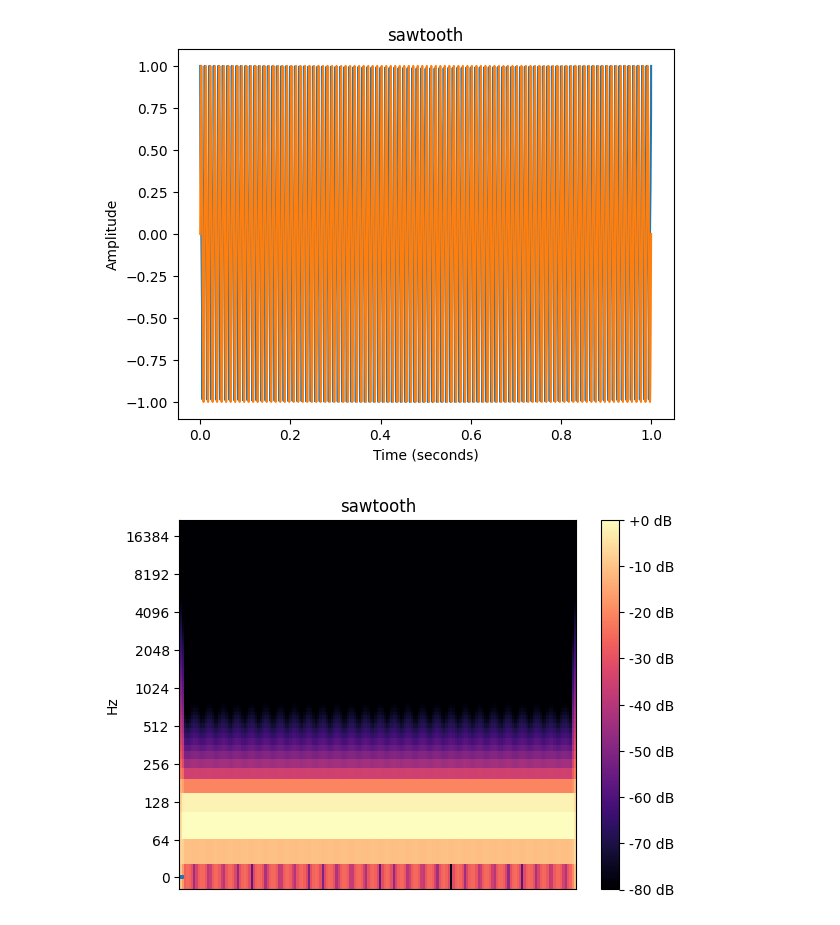
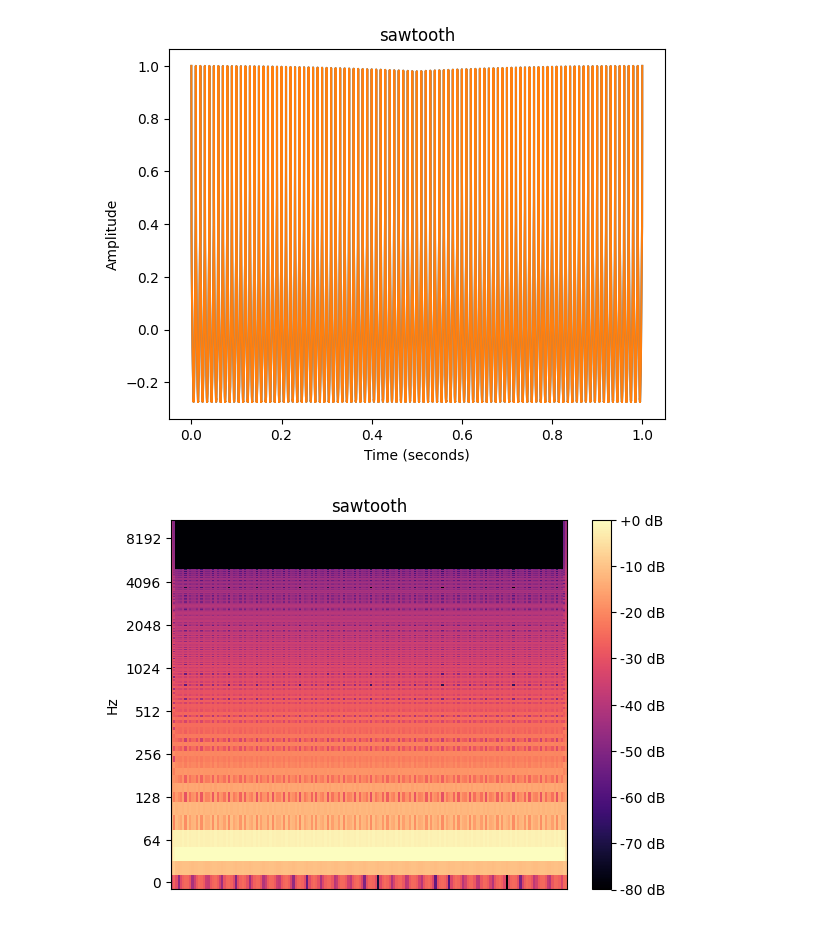
Before and after one commit to EhrenWade/MusicComputing, a Jupyter notebook: assignments/labAssignment4.ipynb, the cells around one changed output. Saved outputs shown, nothing was run; the diff lists cells and outputs as text; code cells hidden in the pictures.

```diff
--- a/assignments/labAssignment4.ipynb
+++ b/assignments/labAssignment4.ipynb
@@ -37,21 +37,16 @@ def plotAudio2(sig,sampleRate,title):
    plt.title(title)
    plt.show()
 # %%
-def plotAudioFreqDomain():
+def plotAudioFreqDomain(sig,sr,title,winSize,specType):
 
     # from Assignment 3
 
-    signal= makeWaveforms(frequency, samplingRate, numHarmonics, waveType)
 
-    sig = signal
-
-    sr = samplingRate
 
     spec = librosa.amplitude_to_db(np.abs(librosa.stft(sig,n_fft=winSize)),ref=np.max)
 
-    librosa.display.specshow(spec, sr=sr, y_axis=specType)
+    librosa.display.specshow(spec, y_axis=specType)
     plt.colorbar(format='%+2.0f dB')
-    title = waveType
     plt.title(title)
     plt.show()
 # %%
@@ -91,29 +86,19 @@ def makeWaveforms(frequency,samplingRate,numHarmonics,waveType):
     # additiveSynthesis.ipynb
     # if, elif (else if) and else can be used to evaluate the contents of a variable
 
-    timeSeries = np.linspace(0, 1, samplingRate)
 
-    signal = np.cos(2.0 * np.pi * frequency * timeSeries)
 
-    if waveType == 'sine':
-      lowestHarm = 1
+    if waveType == 'sawtooth':
       seqHarm = 1
       ampExponent = 1
-    elif waveType == 'sawtooth':
-      lowestHarm = 1
+    elif waveType == 'square':
       seqHarm = 2
       ampExponent = 1
     elif waveType == 'triangle':
-      lowestHarm = 1
-      seqHarm = 1
+      seqHarm = 2
       ampExponent = 2
-    elif waveType == 'square':
-      lowestHarm = 1
-      seqHarm = 2
-      ampExponent = 1
     else:
-      lowestHarm = 1
-      numHarmonics = 1
+      numHarmonics = 0
       seqHarm = 1
       ampExponent = 1
 
@@ -121,7 +106,7 @@ def makeWaveforms(frequency,samplingRate,numHarmonics,waveType):
 
     # call additiveSynthesis() to generate a waveform
 
-    additiveSynthesis(samplingRate,frequency,numHarmonics,seqHarm,ampExponent)
+    signal = additiveSynthesis(samplingRate,frequency,numHarmonics,seqHarm,ampExponent)
 
     # return the generated waveform (signal)
 
@@ -139,7 +124,7 @@ def visualizeWaveforms(frequency, samplingRate, numHarmonics, waveType):
 
   # call plotAudioFreqDomain()
 
-  plotAudioFreqDomain()
+  plotAudioFreqDomain(signal,samplingRate,waveType,winSize,specType)
 
   # return the output of makeWaveform()
 
@@ -163,18 +148,18 @@ IPython.display.Audio(data=signal, rate=samplingRate)
 # %%
 frequency = 100
 samplingRate = 44100
 numHarmonics = 100
 waveType = 'sawtooth'
 winSize = 1024
 specType = 'log'
 
 #visualizeWaveforms()
-visualizeWaveforms(frequency, samplingRate, numHarmonics, waveType)
+signal = visualizeWaveforms(frequency, samplingRate, numHarmonics, waveType)
 #IPython.display.Audio()
 IPython.display.Audio(data = signal, rate= samplingRate)
 # %% [output]
-[figure, old version]
+[figure, new version]
-[figure, old version]
+[figure, new version]
 [interactive output not drawn]
 # %%
 frequency = 100
```
Also changed, not shown: parts of 3 cells of this notebook.
